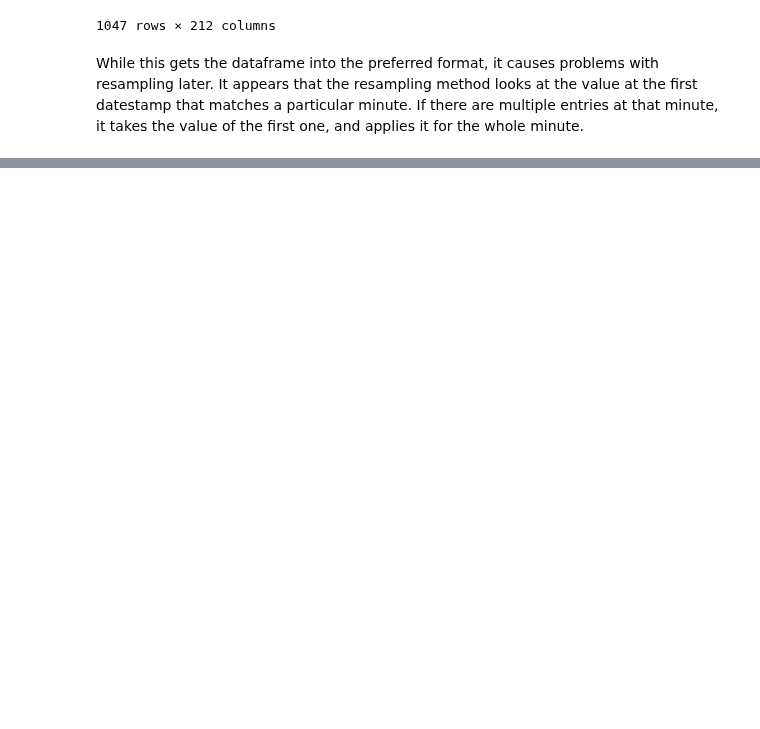
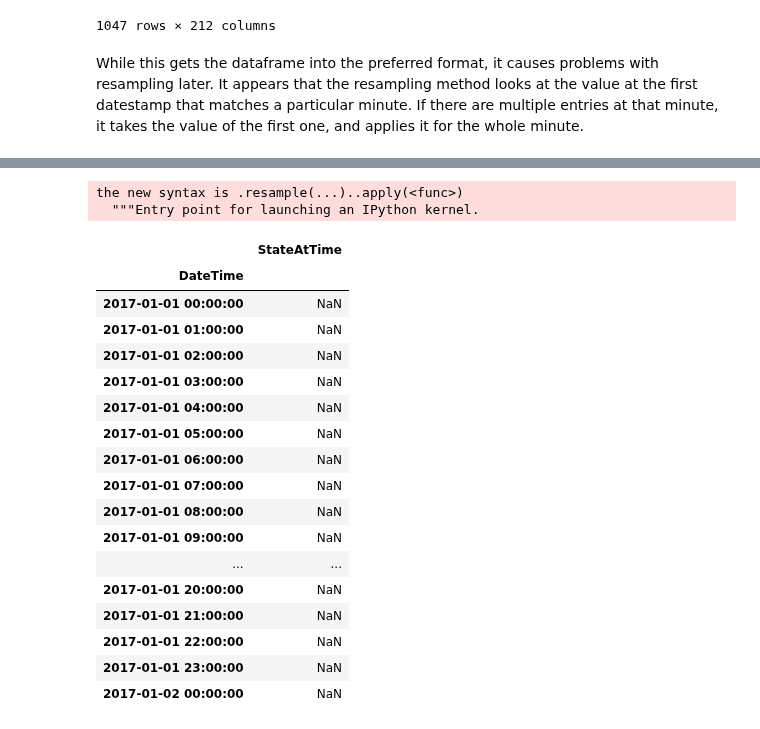
Before and after one commit to UNCG-CSE/Library-Computer-Usage-Analysis, a Jupyter notebook: src/LibraryData.ipynb, the cells around one changed output, grey strips where cells are left out. Cells and saved outputs as stored; diff of their text form; code cells hidden in the pictures; blank space fills up the shorter version.

Commit message:
Resample Testing
Further experimentation with resample milliseconds v. seconds v. hours. Still unable to determine best datatype for interpreting state.

```diff
--- a/src/LibraryData.ipynb
+++ b/src/LibraryData.ipynb
@@ -164,0 +169,2 @@ While this gets the dataframe into the preferred format, it causes problems with
+# %%
+dateTestDataFrame = pd.concat([dateTestSeries,pd.Series()],axis=1)
@@ -164,0 +181,6 @@ While this gets the dataframe into the preferred format, it causes problems with
+# %%
+dateTestDataFrame.columns = ['DateTime','StateAtTime']
+# %%
+dateTestDataFrame.iloc[14,1] = True
+# %%
+dateTestDataFrame.set_index('DateTime',inplace=True)
@@ -165,3 +207,26 @@ While this gets the dataframe into the preferred format, it causes problems with
+# %%
+dateTestDataFrame.resample('H',how=np.any)
+# %% [output]
+the new syntax is .resample(...)..apply(<func>)
+  """Entry point for launching an IPython kernel.
+|  | StateAtTime |
+| DateTime |  |
+| 2017-01-01 00:00:00 | NaN |
+| 2017-01-01 01:00:00 | NaN |
+| 2017-01-01 02:00:00 | NaN |
+| 2017-01-01 03:00:00 | NaN |
+| 2017-01-01 04:00:00 | NaN |
+| 2017-01-01 05:00:00 | NaN |
+| 2017-01-01 06:00:00 | NaN |
+| 2017-01-01 07:00:00 | NaN |
+| 2017-01-01 08:00:00 | NaN |
+| 2017-01-01 09:00:00 | NaN |
+| ... | ... |
+| 2017-01-01 20:00:00 | NaN |
+| 2017-01-01 21:00:00 | NaN |
+| 2017-01-01 22:00:00 | NaN |
+| 2017-01-01 23:00:00 | NaN |
+| 2017-01-02 00:00:00 | NaN |
 # %%
 def inUseConvert(state):
     if state == 'in-use':
```
Also changed, not shown: parts of 5 cells of this notebook, 2 other files.
